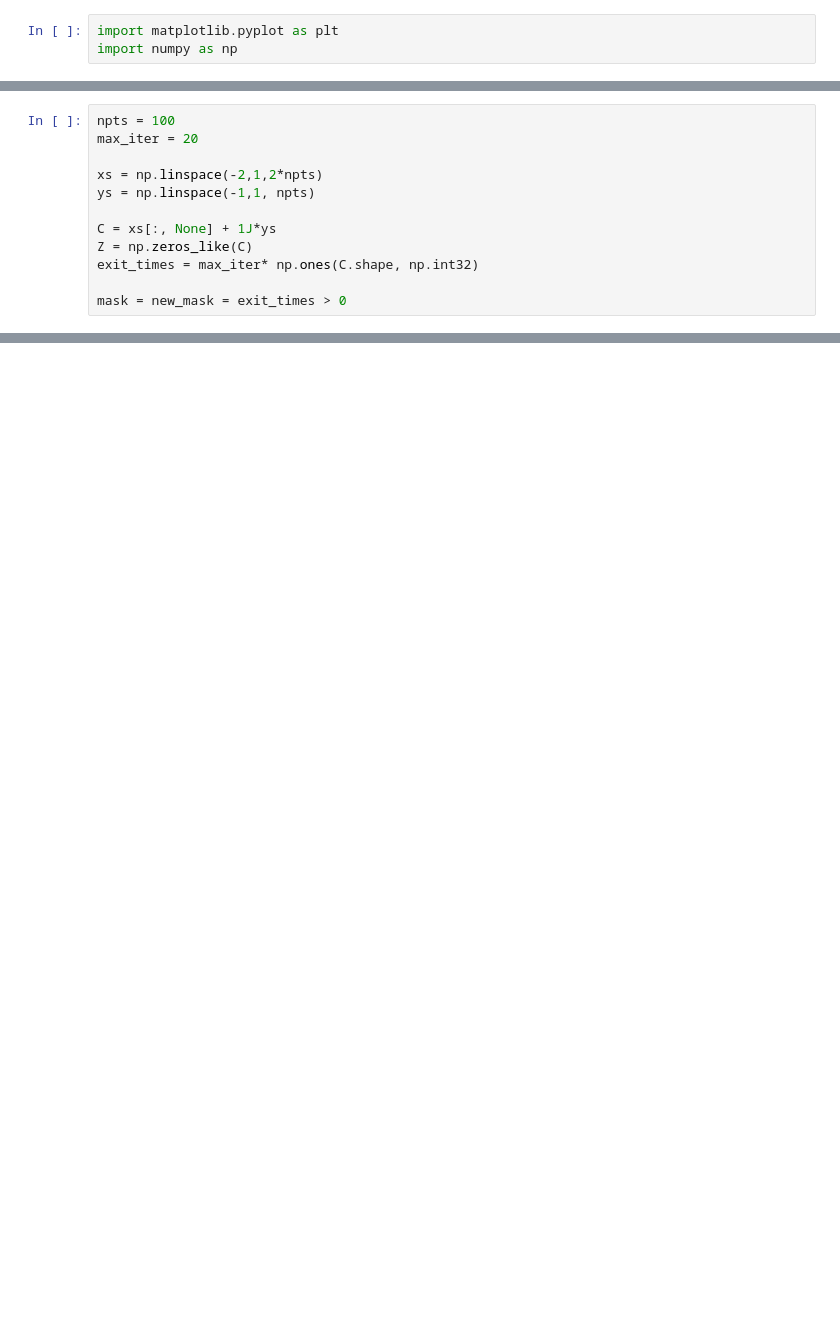
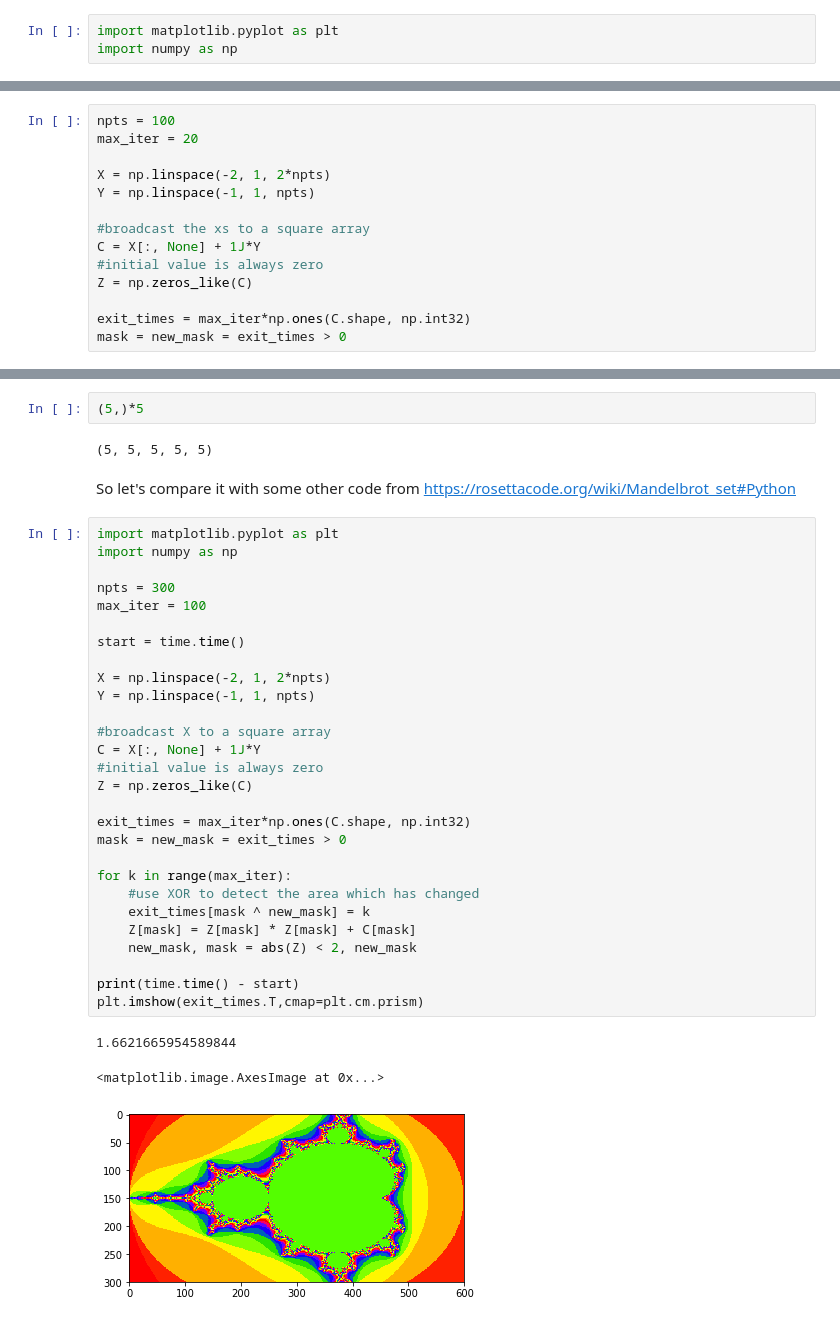
Before and after one commit to macbuse/just-math, a Jupyter notebook: mandelbrot.ipynb, the cells around one changed output, grey strips where cells are left out. Drawn from its saved outputs; the diff is of its cells as text; blank space fills up the shorter version.

```diff
--- a/mandelbrot.ipynb
+++ b/mandelbrot.ipynb
@@ -5,11 +23,13 @@ import numpy as np
 npts = 100
 max_iter = 20
 
-xs = np.linspace(-2,1,2*npts)
-ys = np.linspace(-1,1, npts)
+X = np.linspace(-2, 1, 2*npts)
+Y = np.linspace(-1, 1, npts)
 
-C = xs[:, None] + 1J*ys
+#broadcast the xs to a square array
+C = X[:, None] + 1J*Y
+#initial value is always zero
 Z = np.zeros_like(C)
-exit_times = max_iter* np.ones(C.shape, np.int32)
 
+exit_times = max_iter*np.ones(C.shape, np.int32)
 mask = new_mask = exit_times > 0
@@ -26,3 +54,42 @@ plt.imshow(image)
 # %% [output]
 <matplotlib.image.AxesImage at 0x...>
 [figure]
+# %%
+(5,)*5
+# %% [output]
+(5, 5, 5, 5, 5)
+# %% [markdown]
+So let's compare it with some other code from
+https://rosettacode.org/wiki/Mandelbrot_set#Python
+# %%
+import matplotlib.pyplot as plt
+import numpy as np
+
+npts = 300
+max_iter = 100
+
+start = time.time()
+
+X = np.linspace(-2, 1, 2*npts)
+Y = np.linspace(-1, 1, npts)
+
+#broadcast X to a square array
+C = X[:, None] + 1J*Y
+#initial value is always zero
+Z = np.zeros_like(C)
+
+exit_times = max_iter*np.ones(C.shape, np.int32)
+mask = new_mask = exit_times > 0
+
+for k in range(max_iter):
+    #use XOR to detect the area which has changed
+    exit_times[mask ^ new_mask] = k
+    Z[mask] = Z[mask] * Z[mask] + C[mask]
+    new_mask, mask = abs(Z) < 2, new_mask
+
+print(time.time() - start)
+plt.imshow(exit_times.T,cmap=plt.cm.prism)
+# %% [output]
+1.6621665954589844
+<matplotlib.image.AxesImage at 0x...>
+[figure, added]
```
Also changed, not shown: parts of 11 cells of this notebook.
